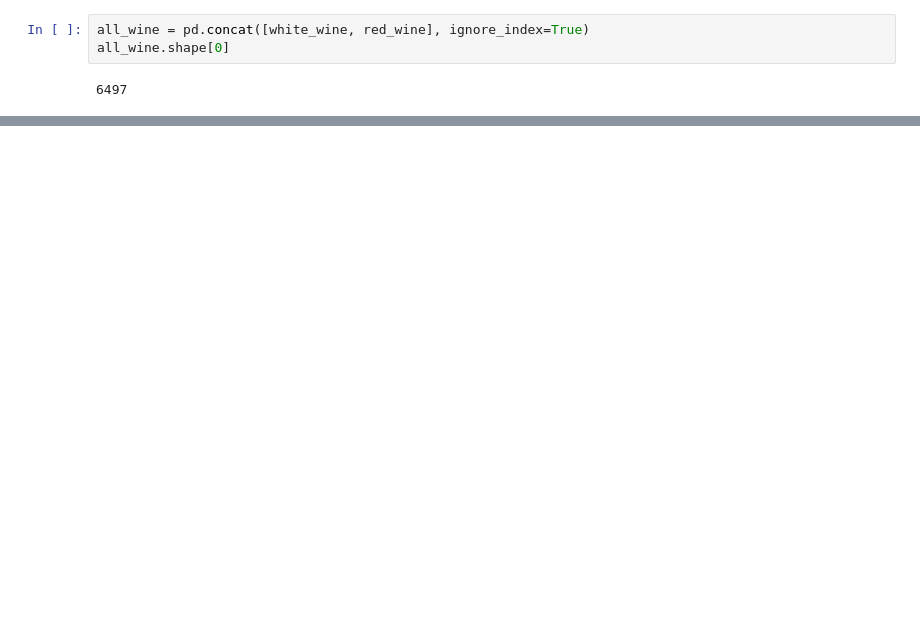
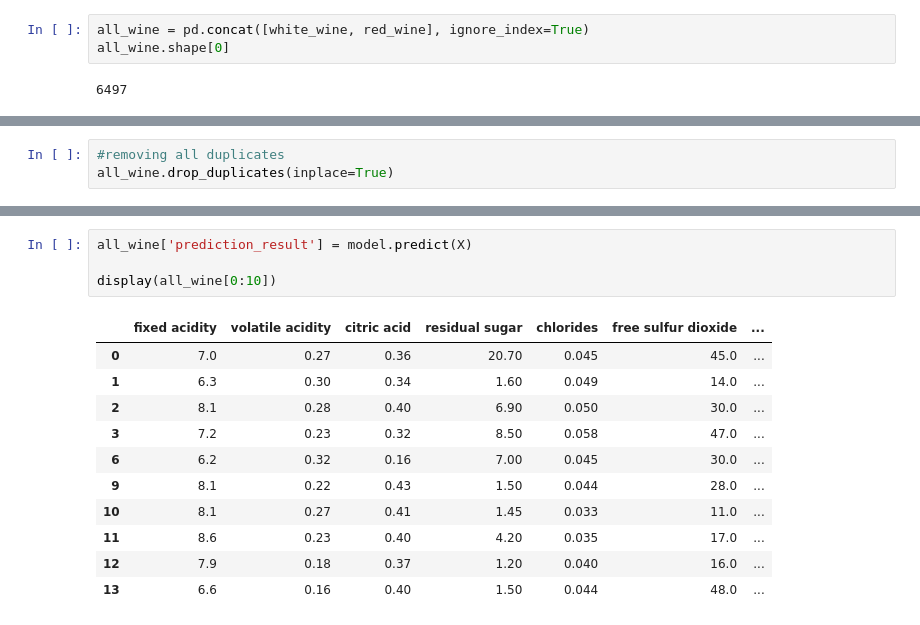
Before and after one commit to RHout19/Project-1, a Jupyter notebook: Model 1/Project 2/Sprint_3_ML.ipynb, the cells around one changed output, grey strips where cells are left out. Drawn from its saved outputs; the diff is of its cells as text; blank space fills up the shorter version.

```diff
--- a/Model 1/Project 2/Sprint_3_ML.ipynb
+++ b/Model 1/Project 2/Sprint_3_ML.ipynb
@@ -35,0 +75,3 @@ all_wine.shape[0]
+# %%
+#removing all duplicates
+all_wine.drop_duplicates(inplace=True)
@@ -35,0 +148,16 @@ all_wine.shape[0]
+# %%
+all_wine['prediction_result'] = model.predict(X)
+
+display(all_wine[0:10])
+# %% [output]
+|  | fixed acidity | volatile acidity | citric acid | residual sugar | chlorides | free sulfur dioxide | ... |
+| 0 | 7.0 | 0.27 | 0.36 | 20.70 | 0.045 | 45.0 | ... |
+| 1 | 6.3 | 0.30 | 0.34 | 1.60 | 0.049 | 14.0 | ... |
+| 2 | 8.1 | 0.28 | 0.40 | 6.90 | 0.050 | 30.0 | ... |
+| 3 | 7.2 | 0.23 | 0.32 | 8.50 | 0.058 | 47.0 | ... |
+| 6 | 6.2 | 0.32 | 0.16 | 7.00 | 0.045 | 30.0 | ... |
+| 9 | 8.1 | 0.22 | 0.43 | 1.50 | 0.044 | 28.0 | ... |
+| 10 | 8.1 | 0.27 | 0.41 | 1.45 | 0.033 | 11.0 | ... |
+| 11 | 8.6 | 0.23 | 0.40 | 4.20 | 0.035 | 17.0 | ... |
+| 12 | 7.9 | 0.18 | 0.37 | 1.20 | 0.040 | 16.0 | ... |
+| 13 | 6.6 | 0.16 | 0.40 | 1.50 | 0.044 | 48.0 | ... |
```
Also changed, not shown: parts of 16 cells of this notebook, 3 other files.
